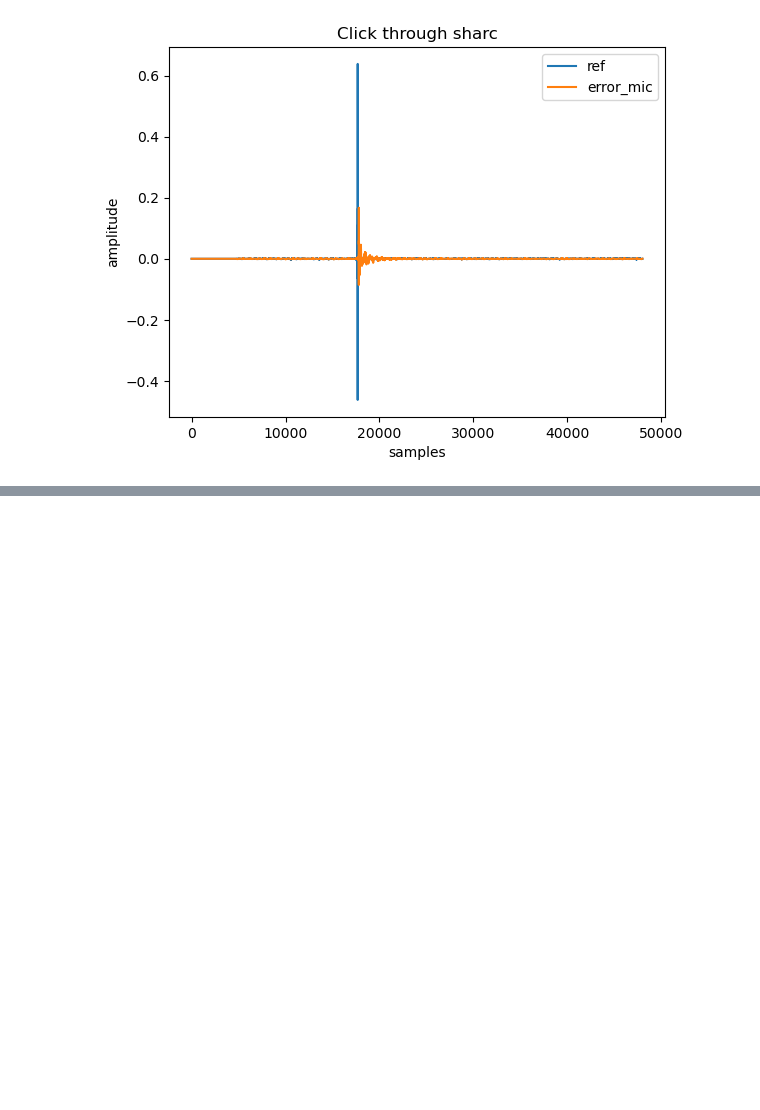
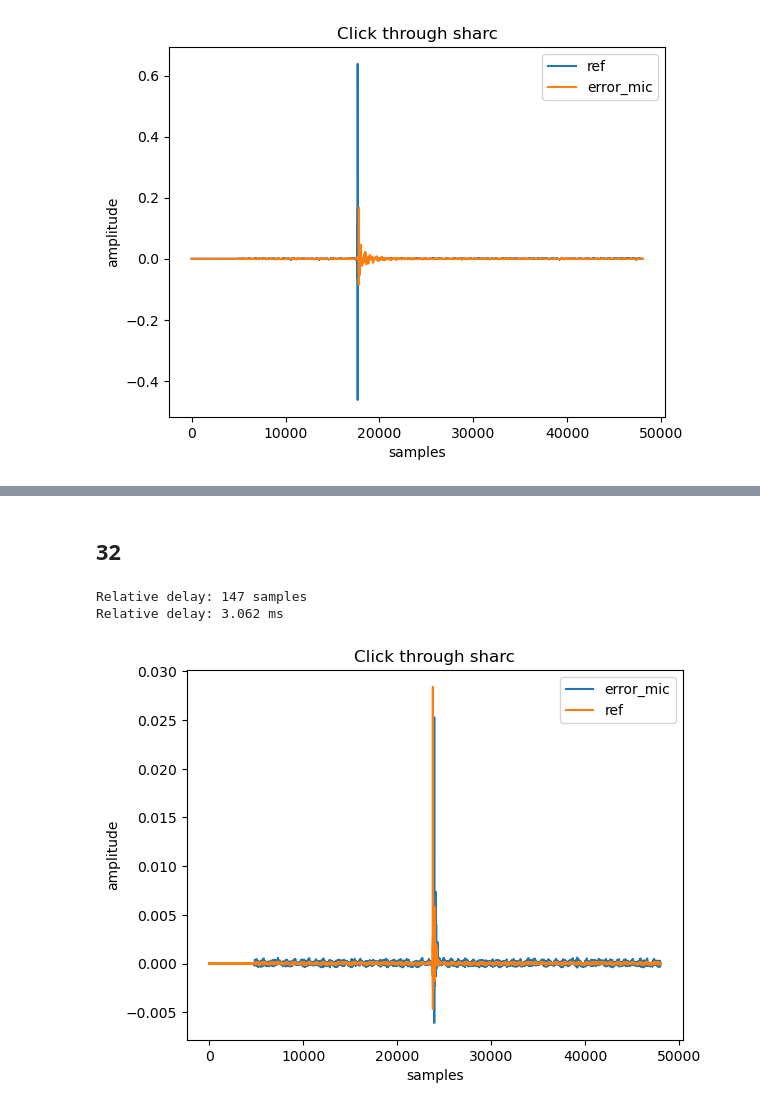
Before and after one commit to bowerirn/Reverb-Control, a Jupyter notebook: experiments/SHARC_delay.ipynb, the cells around one changed output, grey strips where cells are left out. Cells and saved outputs as stored; diff of their text form; code cells hidden in the pictures; blank space fills up the shorter version.

```diff
--- a/experiments/SHARC_delay.ipynb
+++ b/experiments/SHARC_delay.ipynb
@@ -147,0 +176,8 @@ Relative delay: 2.542 ms
+# %% [markdown]
+## 32
+# %%
+click_measure()
+# %% [output]
+Relative delay: 147 samples
+Relative delay: 3.062 ms
+[figure, added]
```
Also changed, not shown: parts of 32 cells of this notebook, 20 other files.
